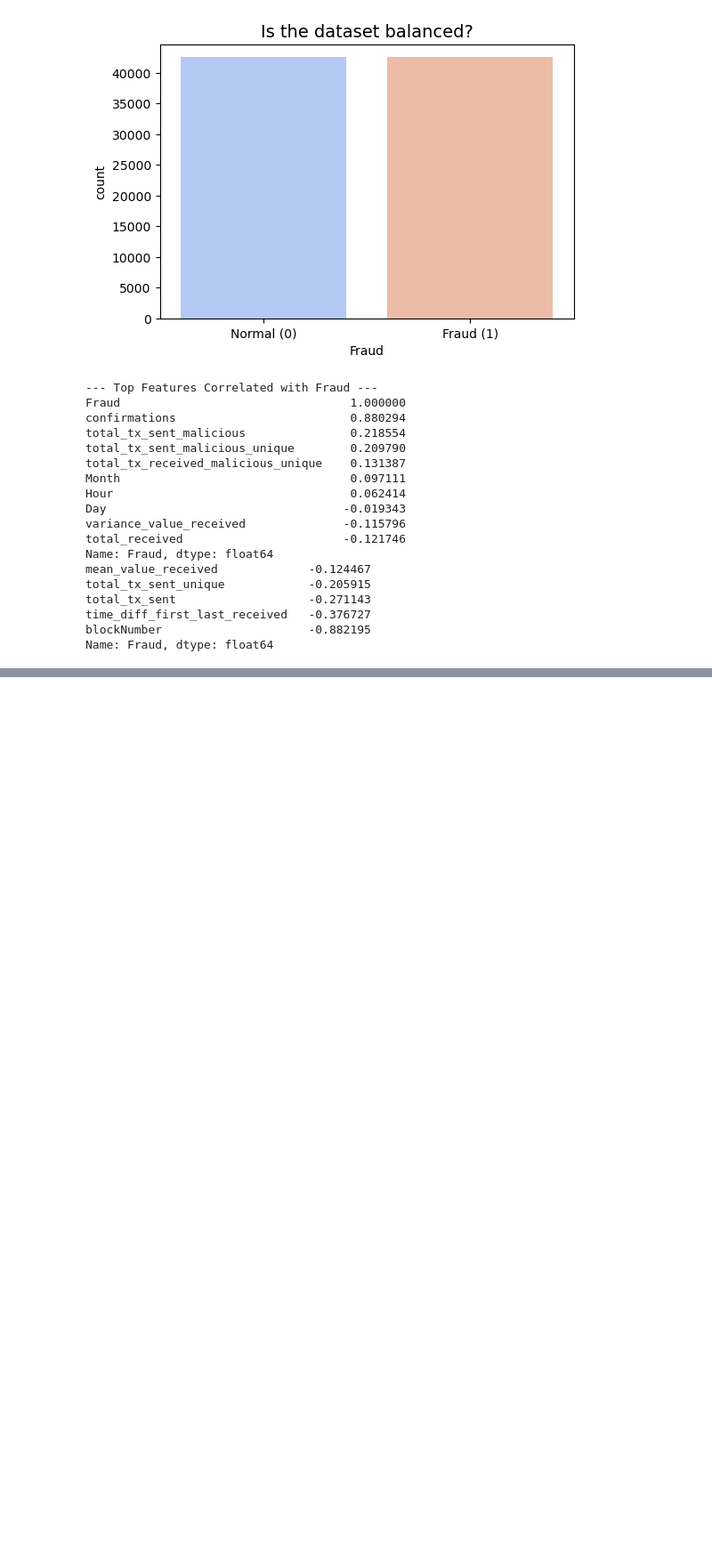
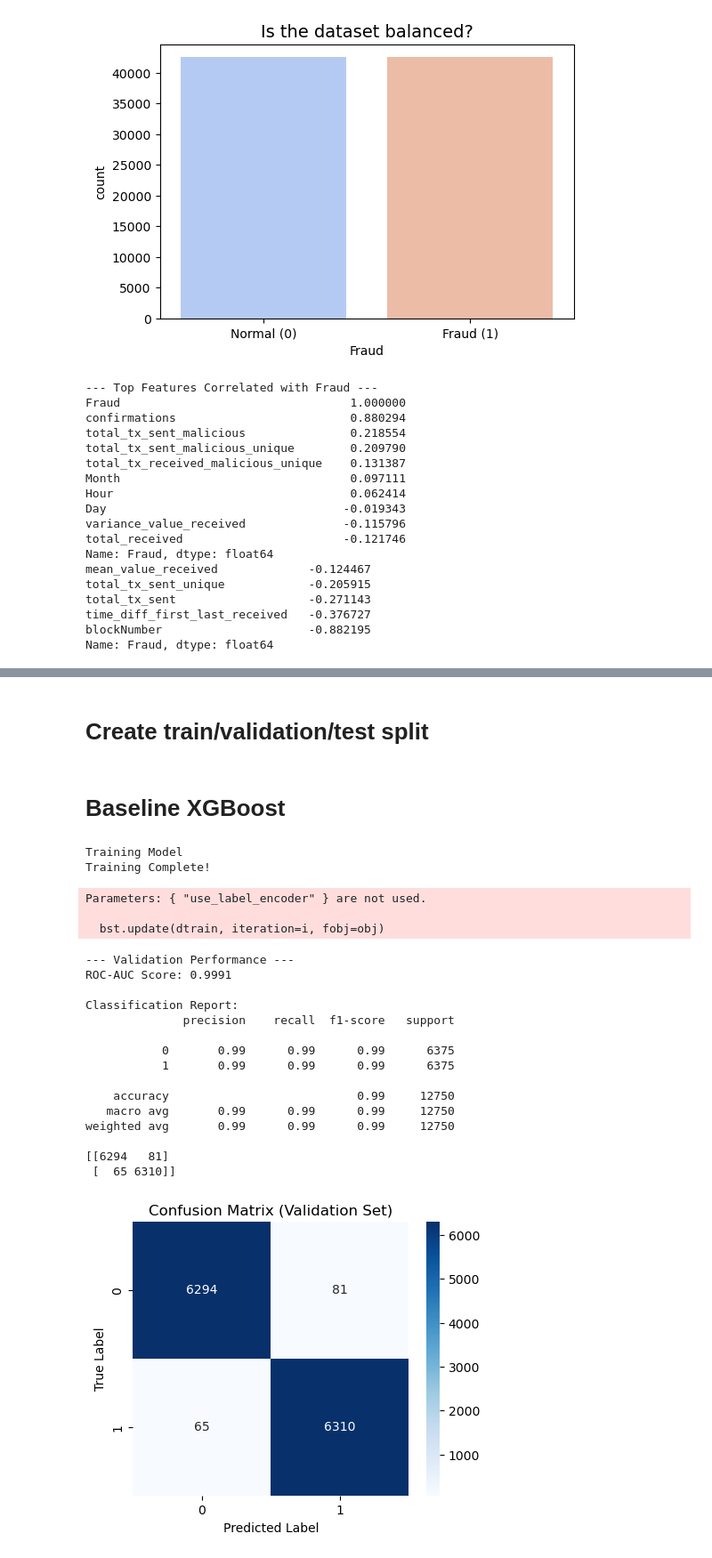
Before and after one commit to jessicabat/crypto-risk-scoring, a Jupyter notebook: notebooks/etfd.ipynb, the cells around one changed output, grey strips where cells are left out. Shown at 89% size. Cells and saved outputs as stored; diff of their text form; code cells hidden in the pictures; blank space fills up the shorter version.

Commit message:
baselines

```diff
--- a/notebooks/etfd.ipynb
+++ b/notebooks/etfd.ipynb
@@ -75,0 +129,72 @@ Name: Fraud, dtype: float64
+# %% [markdown]
+# Create train/validation/test split
+# %%
+X = df_train.drop(columns=['Fraud'])
+y = df_train['Fraud']
+
+# Separate out TRAIN set (70%)
+X_train, X_temp, y_train, y_temp = train_test_split(
+    X, y, test_size=0.30, random_state=42, stratify=y
+)
+
+# Split the remaining 30% into VALIDATION (15%) and TEST (15%)
+X_val, X_test, y_val, y_test = train_test_split(
+    X_temp, y_temp, test_size=0.50, random_state=42, stratify=y_temp
+)
+# %% [markdown]
+# Baseline XGBoost
+# %%
+model = XGBClassifier(
+    n_estimators=100,
+    learning_rate=0.1,
+    max_depth=5,
+    random_state=42,
+    use_label_encoder=False,
+    eval_metric='logloss'
+)
+
+print("Training Model")
+model.fit(X_train, y_train)
+print("Training Complete!")
+
+# evaluate on VALIDATION set
+y_pred = model.predict(X_val)
+y_prob = model.predict_proba(X_val)[:, 1]
+# %% [output]
+Training Model
+Training Complete!
+Parameters: { "use_label_encoder" } are not used.
+
+  bst.update(dtrain, iteration=i, fobj=obj)
+# %%
+# metrics
+print("\n--- Validation Performance ---")
+print(f"ROC-AUC Score: {roc_auc_score(y_val, y_prob):.4f}")
+print("\nClassification Report:")
+print(classification_report(y_val, y_pred))
+
+# confusion matrix
+print(confusion_matrix(y_val, y_pred))
+plt.figure(figsize=(5, 4))
+sns.heatmap(confusion_matrix(y_val, y_pred), annot=True, fmt='d', cmap='Blues')
+plt.title('Confusion Matrix (Validation Set)')
+plt.ylabel('True Label')
+plt.xlabel('Predicted Label')
+plt.show()
+# %% [output]
+--- Validation Performance ---
+ROC-AUC Score: 0.9991
+
+Classification Report:
+              precision    recall  f1-score   support
+
+           0       0.99      0.99      0.99      6375
+           1       0.99      0.99      0.99      6375
+
+    accuracy                           0.99     12750
+   macro avg       0.99      0.99      0.99     12750
+weighted avg       0.99      0.99      0.99     12750
+
+[[6294   81]
+ [  65 6310]]
+[figure, added]
```
Also changed, not shown: parts of 12 cells of this notebook.
